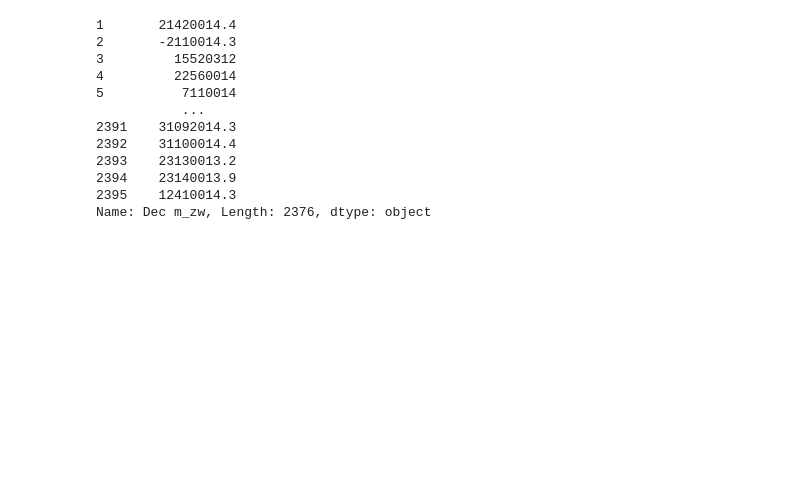
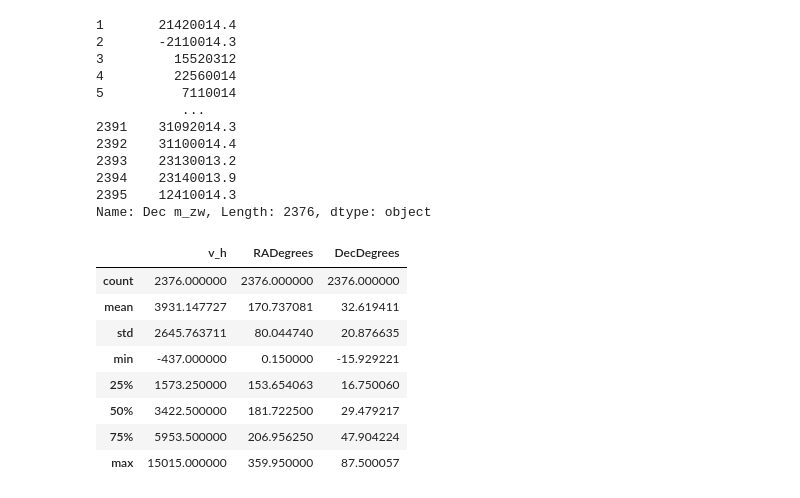
Before and after one commit to estrickler1/RedShift, a Jupyter notebook: nz40_Redshift.ipynb, the cells around one changed output. Cells and saved outputs as stored; diff of their text form; code cells hidden in the pictures; blank space fills up the shorter version.

```diff
--- a/nz40_Redshift.ipynb
+++ b/nz40_Redshift.ipynb
@@ -204,12 +208,34 @@ decData = decData.astype(float)
 decInDegrees = []
 
 for point in decData:
-  w = math.floor(point/1000000)
-  x = math.floor((point - w*1000000)/10000)
-  y = math.floor((point - w*1000000-x*10000)/100)
-  z = point - w*1000000 - x*10000 - y*100
-  decimal = x/60 + y/3600 + z/(3.6*10**6)
-  degrees = decimal *360/24 + w
-  decInDegrees.append(degrees)
+  if point>0:
+    w = math.floor(point/1000000)
+    x = math.floor((point - w*1000000)/10000)
+    y = math.floor((point - w*1000000-x*10000)/100)
+    z = point - w*1000000 - x*10000 - y*100
+    decimal = x/60 + y/3600 + z/(3.6*10**6)
+    degrees = decimal *360/24 + w
+    decInDegrees.append(degrees)
+  else:
+    point = abs(point)
+    w = math.floor(point/1000000)
+    x = math.floor((point - w*1000000)/10000)
+    y = math.floor((point - w*1000000-x*10000)/100)
+    z = point - w*1000000 - x*10000 - y*100
+    decimal = x/60 + y/3600 + z/(3.6*10**6)
+    degrees = decimal *360/24 + w
+    decInDegrees.append(-degrees)
 
 data["DecDegrees"] = decInDegrees
+# %%
+data.describe()
+# %% [output]
+|  | v_h | RADegrees | DecDegrees |
+| count | 2376.000000 | 2376.000000 | 2376.000000 |
+| mean | 3931.147727 | 170.737081 | 32.619411 |
+| std | 2645.763711 | 80.044740 | 20.876635 |
+| min | -437.000000 | 0.150000 | -15.929221 |
+| 25% | 1573.250000 | 153.654063 | 16.750060 |
+| 50% | 3422.500000 | 181.722500 | 29.479217 |
+| 75% | 5953.500000 | 206.956250 | 47.904224 |
+| max | 15015.000000 | 359.950000 | 87.500057 |
```
Also changed, not shown: parts of 7 cells of this notebook.
